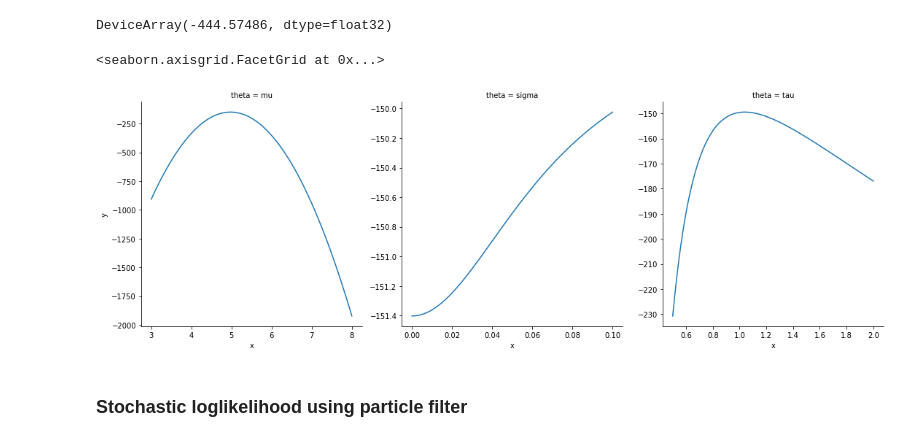
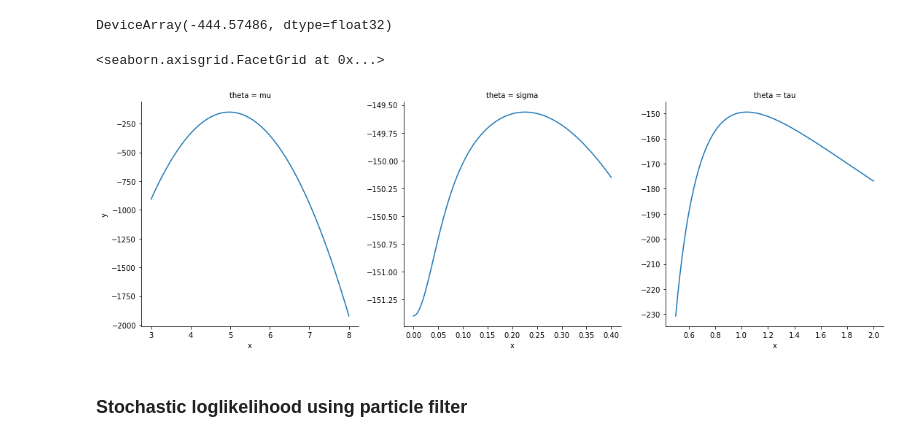
Before and after one commit to mlysy/pfjax, a Jupyter notebook: pfjax.ipynb, the cells around one changed output. Cells and saved outputs as stored; diff of their text form; code cells hidden in the pictures.

```diff
--- a/pfjax.ipynb
+++ b/pfjax.ipynb
@@ -241,23 +241,23 @@ bm_loglik(y_meas, dt, np.array([5, 1.2, 0]))
 DeviceArray(-444.57486, dtype=float32)
 # %%
 # plot exact likelihood
-theta_lims = np.array([[3., 8.], [0., .1], [.5, 2]])
+theta_lims = np.array([[3., 8.], [0., .4], [.5, 2]])
 #theta_lims = np.array([[3., 8.], [.194, .195], [0, 10]])
 theta_names = ["mu", "sigma", "tau"]
 n_pts = 100
 
 # calculate projection plot
 plot_df = proj_data(lambda th: bm_loglik(y_meas, dt, th),
                     theta, theta_lims, theta_names)
 
 sns.relplot(
     data=plot_df, kind="line",
     x="x", y="y", col="theta",
     facet_kws=dict(sharex=False, sharey=False)
 )
 # %% [output]
 <seaborn.axisgrid.FacetGrid at 0x...>
-[figure, old version]
+[figure, new version]
 # %% [markdown]
 ### Stochastic loglikelihood using particle filter
 # %%
```
Also changed, not shown: parts of 2 cells of this notebook, 3 other files.
